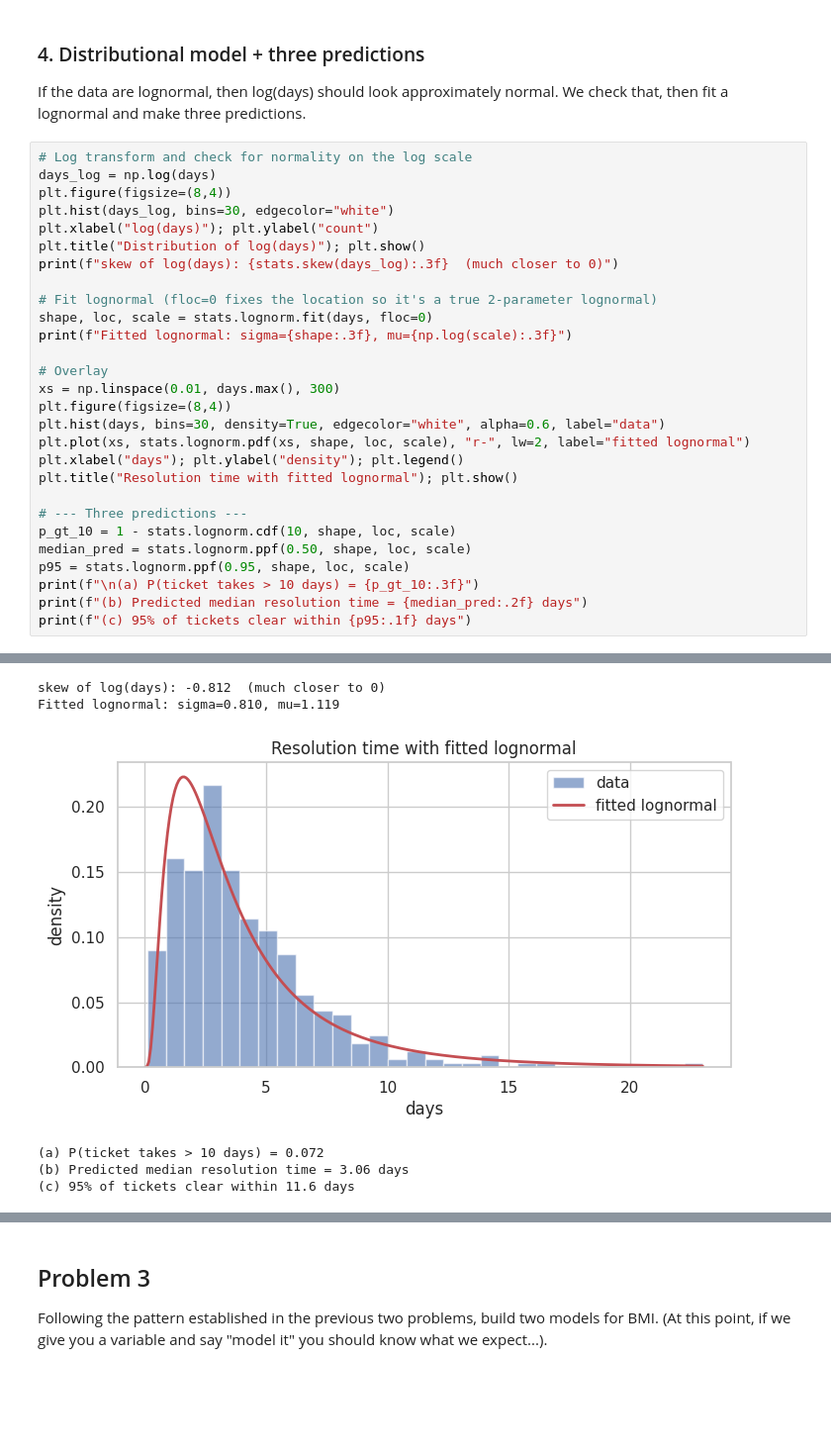
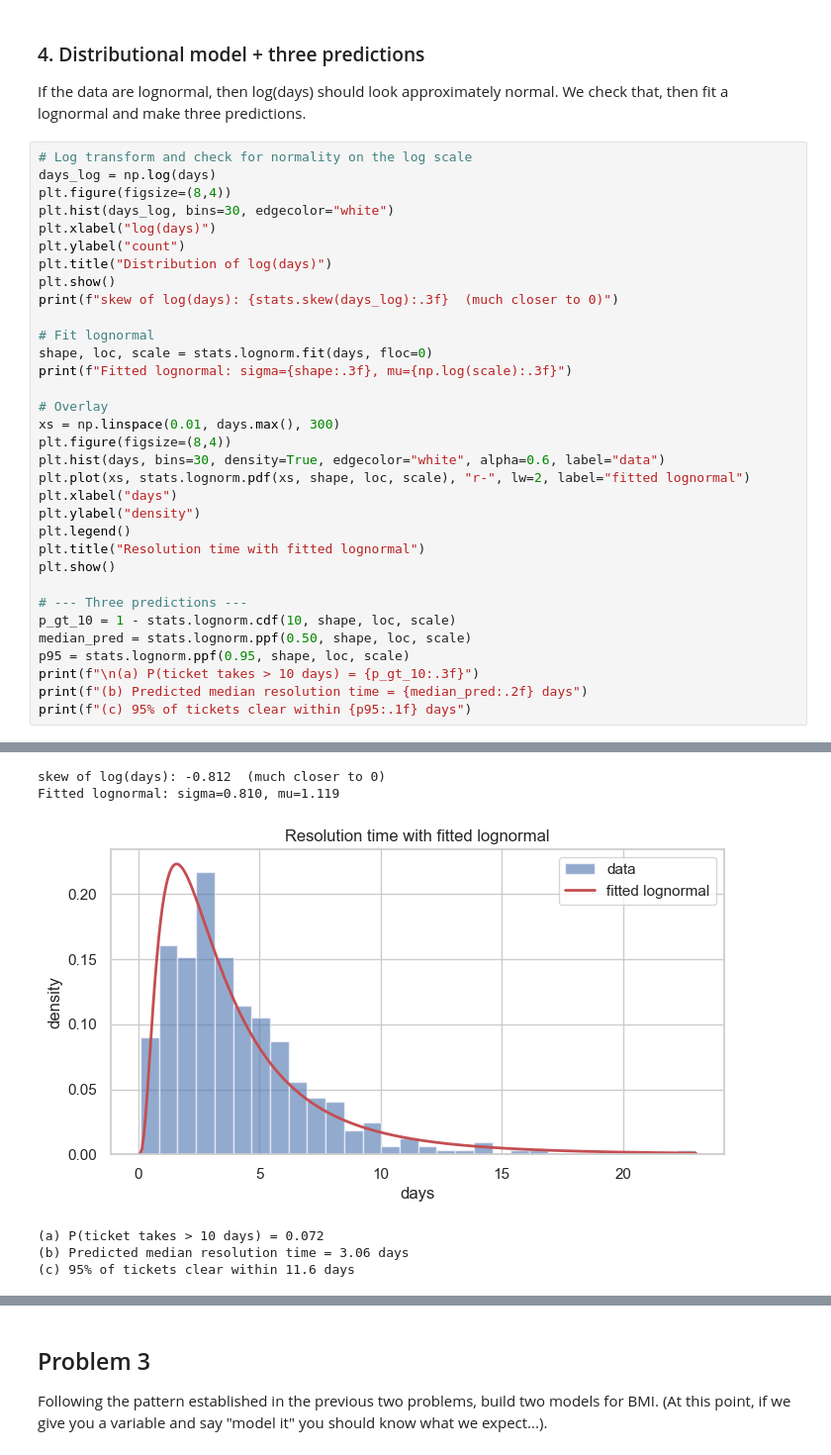
Before and after one commit to zhatz111/Data-Science-Masters, a Jupyter notebook: Data Science/Module 6/Hatzenbeller_Lab_6.ipynb, the cells around one changed output, grey strips where cells are left out. Shown at 99% size. Saved outputs shown, nothing was run; the diff lists cells and outputs as text; blank space fills up the shorter version.

```diff
--- a/Data Science/Module 6/Hatzenbeller_Lab_6.ipynb
+++ b/Data Science/Module 6/Hatzenbeller_Lab_6.ipynb
@@ -289,11 +292,13 @@ If the data are lognormal, then log(days) should look approximately normal. We c
 days_log = np.log(days)
 plt.figure(figsize=(8,4))
 plt.hist(days_log, bins=30, edgecolor="white")
-plt.xlabel("log(days)"); plt.ylabel("count")
-plt.title("Distribution of log(days)"); plt.show()
+plt.xlabel("log(days)")
+plt.ylabel("count")
+plt.title("Distribution of log(days)")
+plt.show()
 print(f"skew of log(days): {stats.skew(days_log):.3f}  (much closer to 0)")
 
-# Fit lognormal (floc=0 fixes the location so it's a true 2-parameter lognormal)
+# Fit lognormal
 shape, loc, scale = stats.lognorm.fit(days, floc=0)
 print(f"Fitted lognormal: sigma={shape:.3f}, mu={np.log(scale):.3f}")
 
@@ -302,8 +307,11 @@ xs = np.linspace(0.01, days.max(), 300)
 plt.figure(figsize=(8,4))
 plt.hist(days, bins=30, density=True, edgecolor="white", alpha=0.6, label="data")
 plt.plot(xs, stats.lognorm.pdf(xs, shape, loc, scale), "r-", lw=2, label="fitted lognormal")
-plt.xlabel("days"); plt.ylabel("density"); plt.legend()
-plt.title("Resolution time with fitted lognormal"); plt.show()
+plt.xlabel("days")
+plt.ylabel("density")
+plt.legend()
+plt.title("Resolution time with fitted lognormal")
+plt.show()
 
 # --- Three predictions ---
 p_gt_10 = 1 - stats.lognorm.cdf(10, shape, loc, scale)
@@ -317,6 +325,6 @@ print(f"(c) 95% of tickets clear within {p95:.1f} days")
 skew of log(days): -0.812  (much closer to 0)
 Fitted lognormal: sigma=0.810, mu=1.119
-[figure, old version]
+[figure, new version]
 (a) P(ticket takes > 10 days) = 0.072
 (b) Predicted median resolution time = 3.06 days
 (c) 95% of tickets clear within 11.6 days
```
Also changed, not shown: parts of 22 cells of this notebook, 1 other file.
